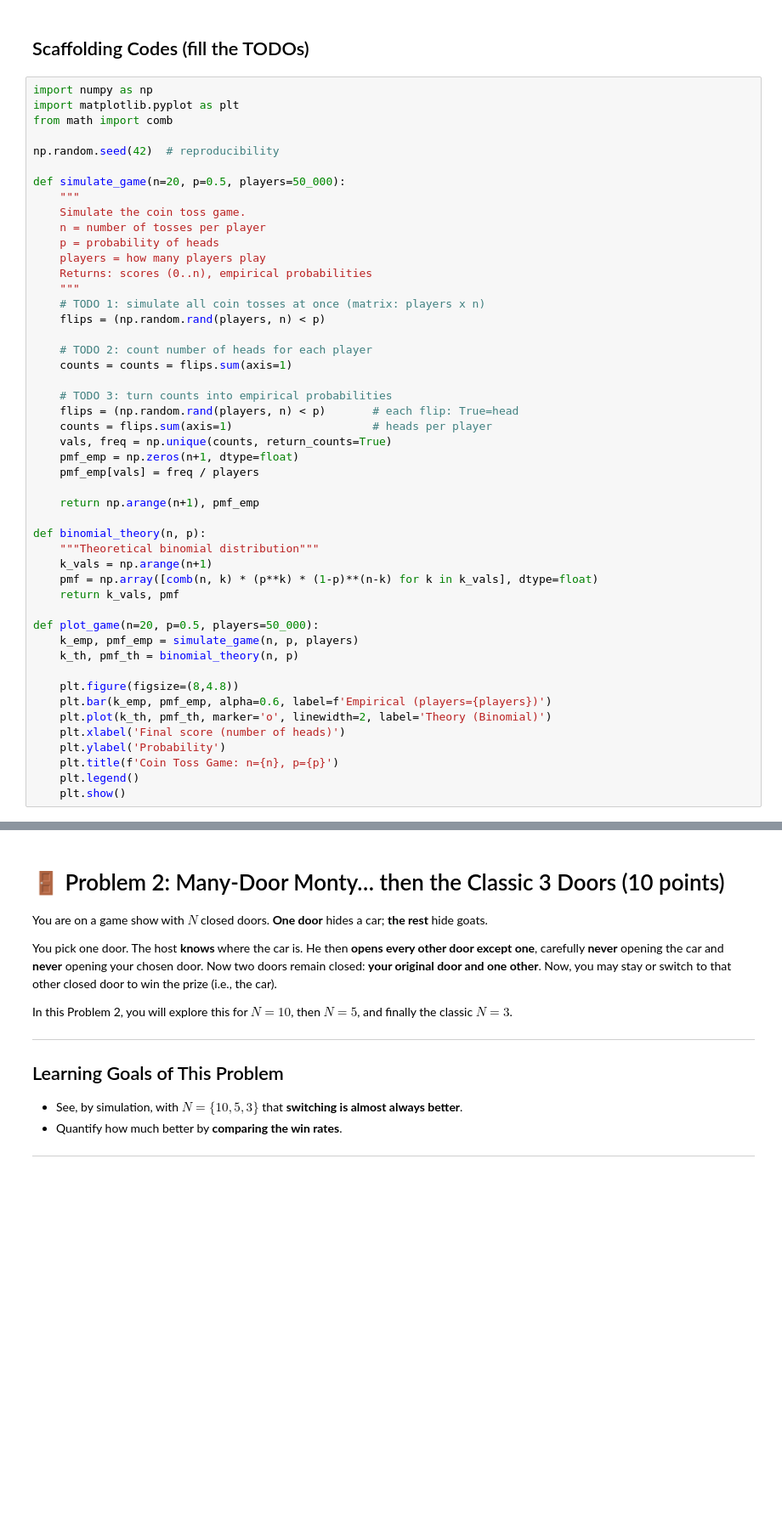
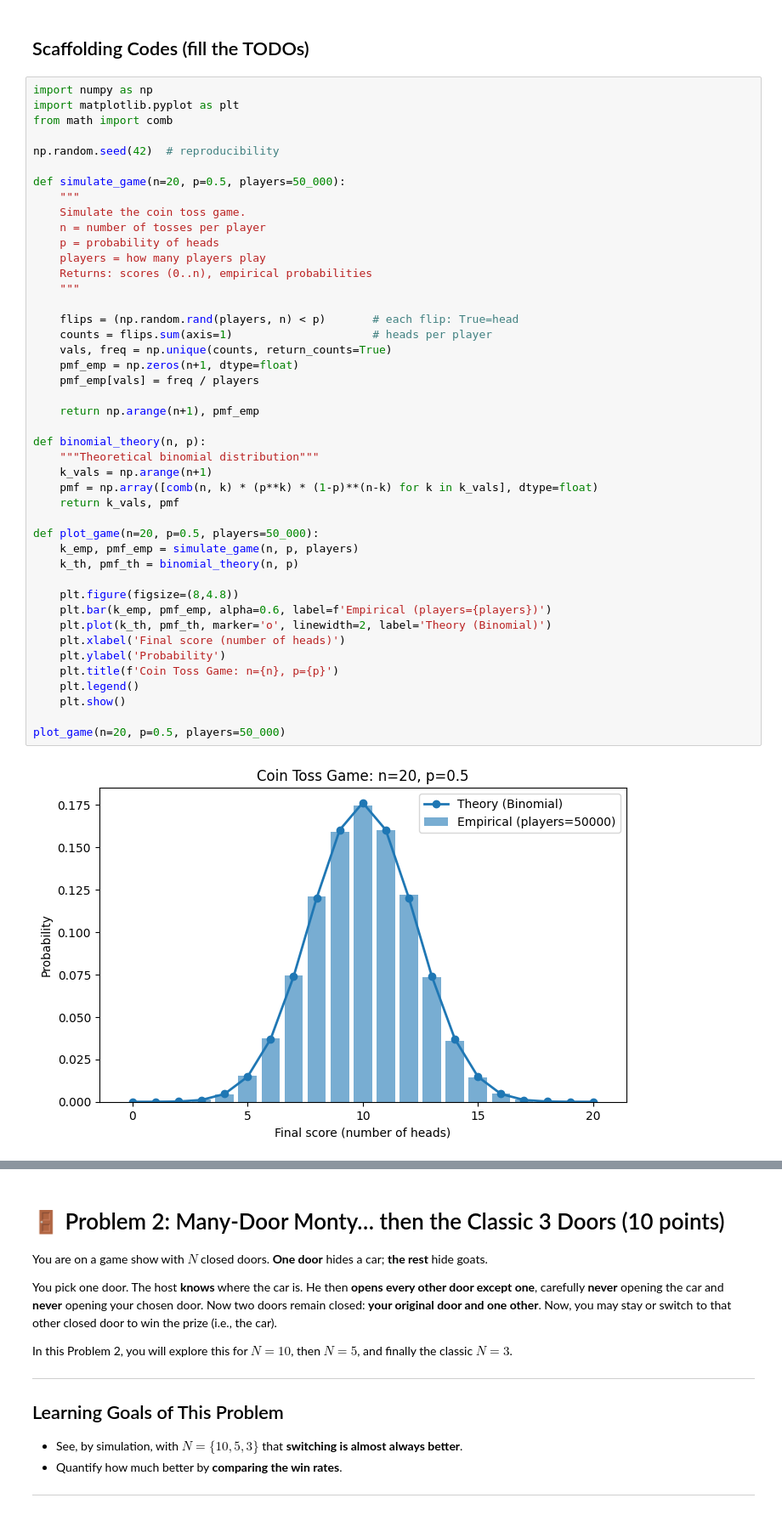
Before and after one commit to DarilRaf/tp1_statprob, a Jupyter notebook: StatProb_Coding_Task_2025_2026_First_Semester.ipynb, the cells around one changed output, grey strips where cells are left out. Shown at 85% size. Drawn from its saved outputs; the diff is of its cells as text; blank space fills up the shorter version.

```diff
--- a/StatProb_Coding_Task_2025_2026_First_Semester.ipynb
+++ b/StatProb_Coding_Task_2025_2026_First_Semester.ipynb
@@ -77,36 +90,34 @@ def simulate_game(n=20, p=0.5, players=50_000):
     players = how many players play
     Returns: scores (0..n), empirical probabilities
     """
-    # TODO 1: simulate all coin tosses at once (matrix: players x n)
-    flips = (np.random.rand(players, n) < p)
 
-    # TODO 2: count number of heads for each player
-    counts = counts = flips.sum(axis=1)
-
-    # TODO 3: turn counts into empirical probabilities
     flips = (np.random.rand(players, n) < p)       # each flip: True=head
     counts = flips.sum(axis=1)                     # heads per player
     vals, freq = np.unique(counts, return_counts=True)
     pmf_emp = np.zeros(n+1, dtype=float)
     pmf_emp[vals] = freq / players
 
     return np.arange(n+1), pmf_emp
 
 def binomial_theory(n, p):
     """Theoretical binomial distribution"""
     k_vals = np.arange(n+1)
     pmf = np.array([comb(n, k) * (p**k) * (1-p)**(n-k) for k in k_vals], dtype=float)
     return k_vals, pmf
 
 def plot_game(n=20, p=0.5, players=50_000):
     k_emp, pmf_emp = simulate_game(n, p, players)
     k_th, pmf_th = binomial_theory(n, p)
 
     plt.figure(figsize=(8,4.8))
     plt.bar(k_emp, pmf_emp, alpha=0.6, label=f'Empirical (players={players})')
     plt.plot(k_th, pmf_th, marker='o', linewidth=2, label='Theory (Binomial)')
     plt.xlabel('Final score (number of heads)')
     plt.ylabel('Probability')
     plt.title(f'Coin Toss Game: n={n}, p={p}')
     plt.legend()
     plt.show()
+
+plot_game(n=20, p=0.5, players=50_000)
+# %% [output]
+[figure, added]
```
Also changed, not shown: parts of 10 cells of this notebook.
